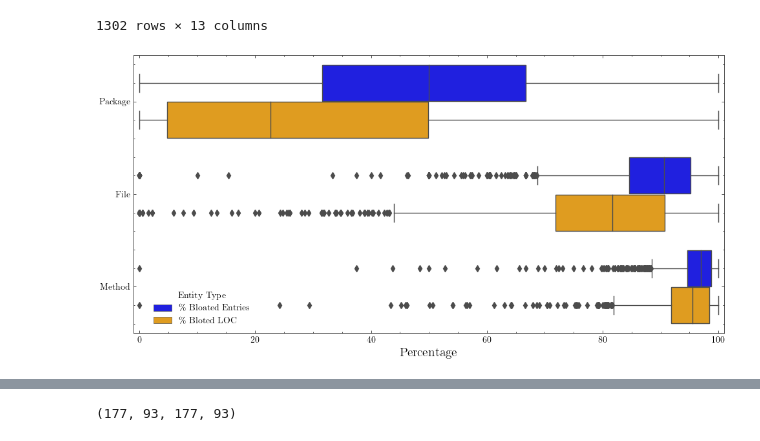
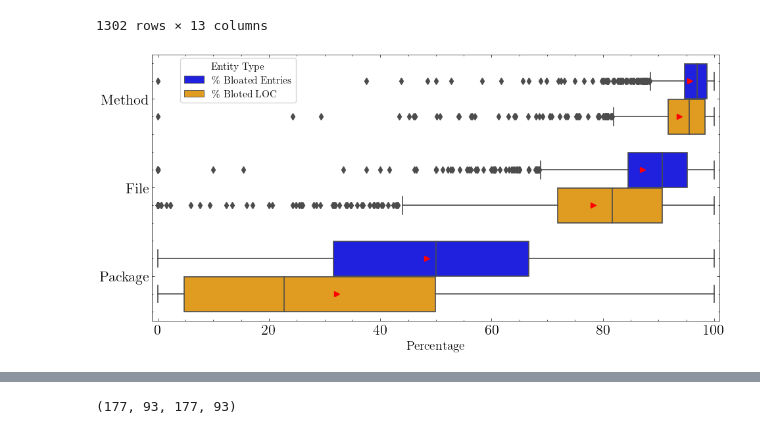
Before and after one commit to gdrosos/bloat-study-artifact, a Jupyter notebook: analysis/rq1.ipynb, the cells around one changed output, grey strips where cells are left out. Cells and saved outputs as stored; diff of their text form; code cells hidden in the pictures.

```diff
--- a/analysis/rq1.ipynb
+++ b/analysis/rq1.ipynb
@@ -91,50 +91,53 @@ df
 | 1301 | ptb-pst1/pydynamic | 21 | 2613 | 41333 | 898005 | 1293450 | 832278 | 87.50 | 96.96 | 98.87 | 63.51 | ... |
 1302 rows × 13 columns
 # %%
-metrics_count = ['PBD', 'PBFD', 'PBMD']
-metrics_loc = ['PBD-LOC', 'PBFD-LOC', 'PBMD-LOC']
+metrics_count = ['PBMD', 'PBFD', 'PBD']
+metrics_loc = ['PBMD-LOC', 'PBFD-LOC', 'PBD-LOC']
 
 rename_dict = {
+    'PBMD': 'Method',
     'PBD': 'Package',
     'PBFD': 'File',
-    'PBMD': 'Method'
+    'PBD': 'Package'
 }
 
 # Melt count metrics
 
 df_count = df[metrics_count].melt(var_name='metric', value_name='value')
 df_count['Type'] = '\% Bloated Entries'
 
 # Melt loc metrics
 df_loc = df[metrics_loc].melt(var_name='metric', value_name='value')
 df_loc['Type'] = '\% Bloted LOC'
 
 # Replace '-LOC' from metric names in loc df
 df_loc['metric'] = df_loc['metric'].str.replace('-LOC', '')
 
 # Combine the two melted dataframes
 df_melted = pd.concat([df_count, df_loc])
 
 df_melted['metric'] = df_melted['metric'].map(rename_dict)
 
 # Plot
 plt.figure(figsize=(10, 5))
 # ax = sns.violinplot(data=df_melted, x="value", y="metric", hue="Type", palette=['blue', 'orange'], split=False,  orient = 'h', inner="box")
 ax = sns.boxplot(data=df_melted, x="value", y="metric", hue="Type",
-            orient='h', linewidth=1,  palette=['blue', 'orange'])
+            orient='h', linewidth=1.2,  palette=['blue', 'orange'],
+            showmeans=True,
+            meanprops={"marker":">","markerfacecolor":"red", "markeredgecolor":"red"})
 # sns.violinplot(data=df_melted, x="value", y="metric", hue="Type", palette=['blue', 'orange'], split=False,  orient = 'h', inner=None, saturation=0.7)
 
 # plt.title("Bloated Entities Analysis", fontsize=18)
 ax.set_xlim(-1,101)
-ax.legend(loc='lower left', title="Entity Type",  bbox_to_anchor=(0.02, 0))
+ax.legend( title="Entity Type", frameon=True,  bbox_to_anchor=(0.04, 0.8), fontsize=11, title_fontsize=11)
 
 plt.ylabel("")
 plt.xlabel("Percentage", fontsize=14)
 plt.tight_layout()
-plt.savefig('figures/rq1a.pdf',  bbox_inches='tight',)
+plt.savefig('figures/rq1.pdf',  bbox_inches='tight',)
 plt.show()
 # %% [output]
-[figure, old version]
+[figure, new version]
 # %%
 plt.figure(figsize=(17, 10))
 for i, (metric, full_name) in enumerate(zip(metrics[6:], full_names[6:]), 1):
```
Also changed, not shown: parts of 2 cells of this notebook, 1 other file.
